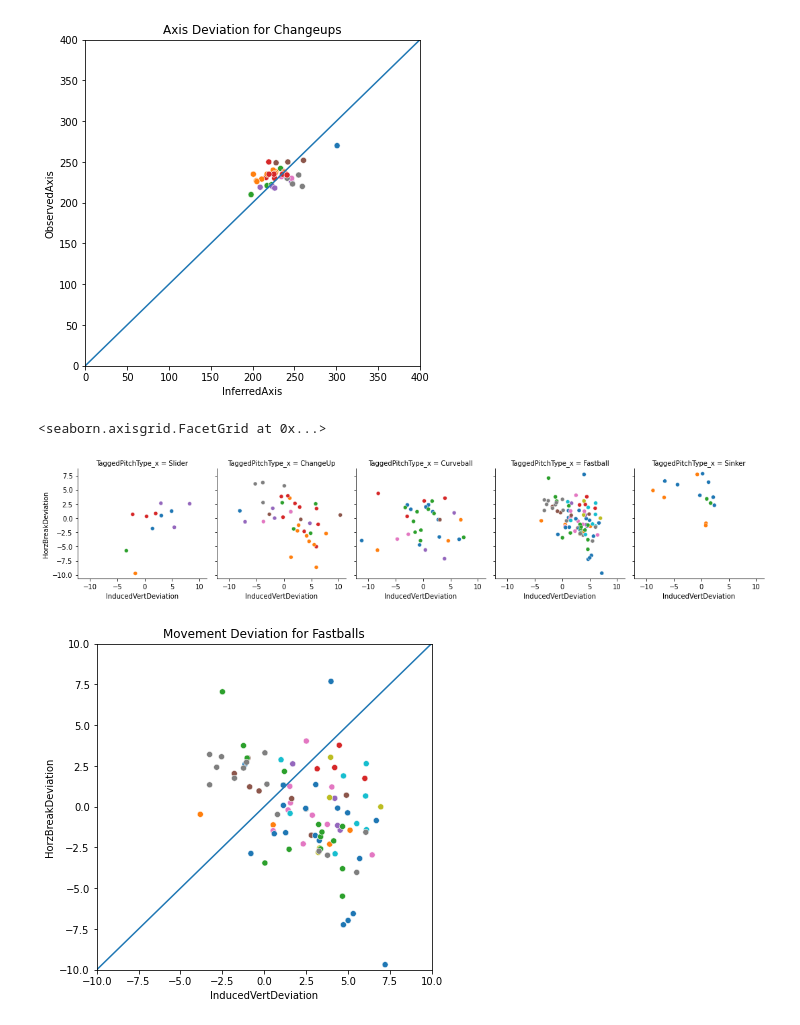
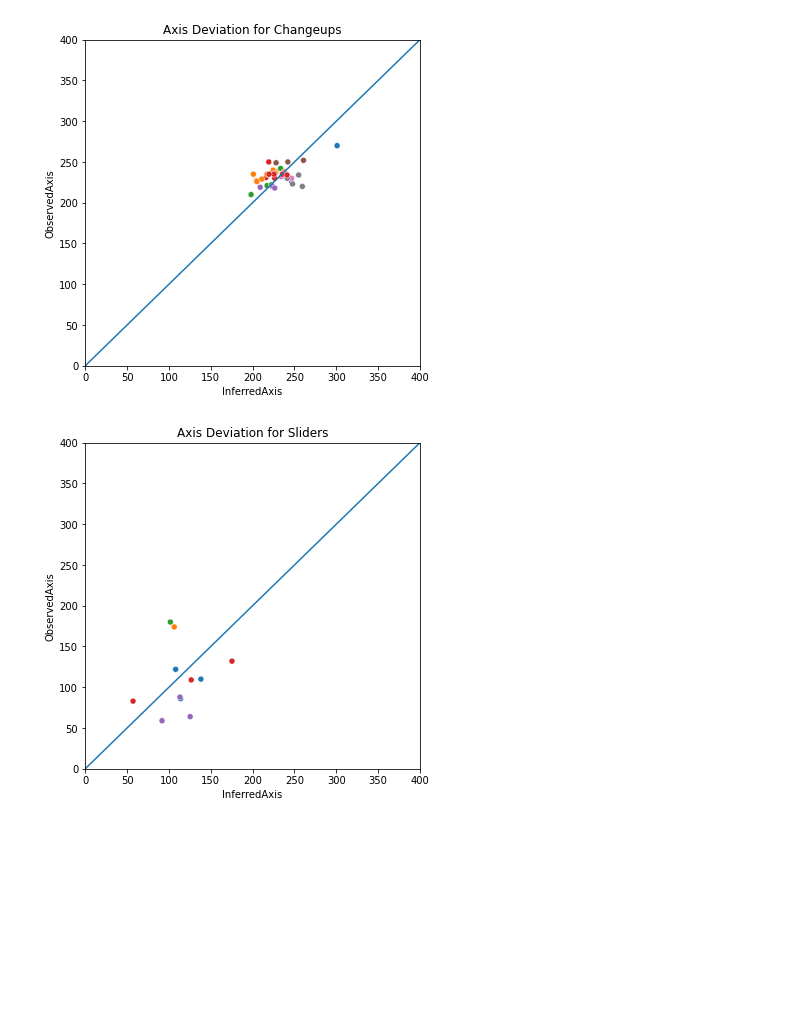
Before and after one commit to joeymylott/WakeForestBiomechanicsAndAnalytics, a Jupyter notebook: SSW Surfing (no names).ipynb, the cells around one changed output. Drawn from its saved outputs; the diff is of its cells as text; code cells hidden in the pictures; blank space fills up the shorter version.

```diff
--- a/SSW Surfing (no names).ipynb
+++ b/SSW Surfing (no names).ipynb
@@ -441,25 +357,16 @@ plt.rcParams['figure.figsize'] = [6, 6]
 #plt.legend(bbox_to_anchor=(1.05, 1), loc=2, borderaxespad=0.)
 # %% [output]
 [figure]
+# %%
+# Plot Axis deviation for the whole pitching staff's changeups only
+slidersswplot = sns.scatterplot( x="InferredAxis", y="ObservedAxis", data=sswslider, hue='PitcherId', legend=False)
+slidersswplot.set(xlim=(0, 400))
+slidersswplot.set(ylim=(0, 400))
+plt.plot([0, 400], [0, 400])
+slidersswplot.set(title="Axis Deviation for Sliders")
+plt.rcParams['figure.figsize'] = [6, 6]
+#plt.legend(bbox_to_anchor=(1.05, 1), loc=2, borderaxespad=0.)
+# %% [output]
+[figure, added]
 # %%
 # Plots of InducedVertDeviation (x-axis) vs HorzBreakDeviation (y-axis)
-# %%
-# Whole pitching staff Axis Deviation plots for each pitch type
-b = sns.FacetGrid(sswdf, col="TaggedPitchType_x")
-b.map_dataframe(sns.scatterplot, x="InducedVertDeviation", y="HorzBreakDeviation", hue="PitcherId", legend=False)
-b.set_axis_labels("InducedVertDeviation", "HorzBreakDeviation")
-#b.add_legend()
-# %% [output]
-<seaborn.axisgrid.FacetGrid at 0x...>
-[figure, removed]
-# %%
-# Plot Movement deviation for the whole pitching staff's fastballs only
-fbmoveplot = sns.scatterplot( x="InducedVertDeviation", y="HorzBreakDeviation", data=sswfb, hue='PitcherId', legend=False)
-fbmoveplot.set(xlim=(-10, 10))
-fbmoveplot.set(ylim=(-10, 10))
-plt.plot([-10, 10], [-10, 10])
-fbmoveplot.set(title="Movement Deviation for Fastballs")
-plt.rcParams['figure.figsize'] = [6, 6]
-#plt.legend(bbox_to_anchor=(1.05, 1), loc=2, borderaxespad=0.)
-# %% [output]
-[figure, removed]
```
Also changed, not shown: parts of 18 cells of this notebook.
